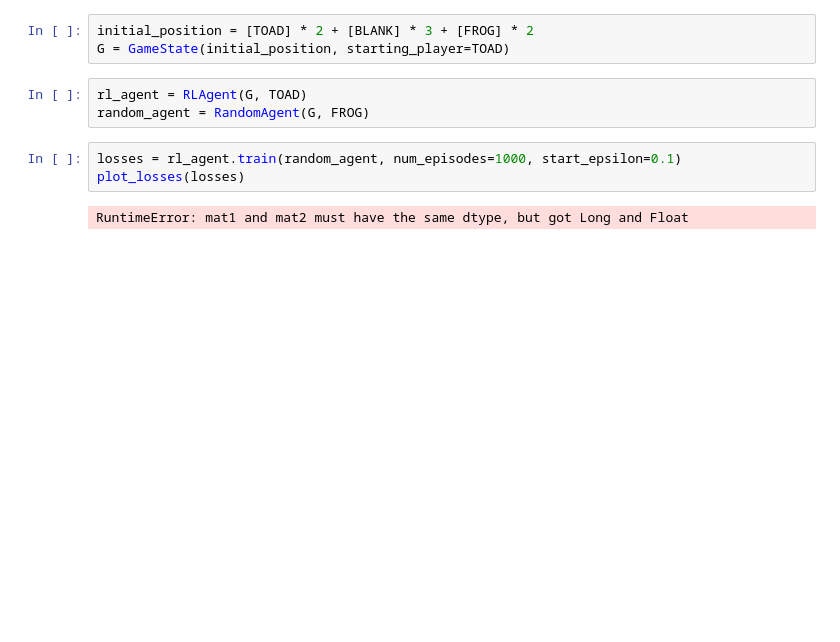
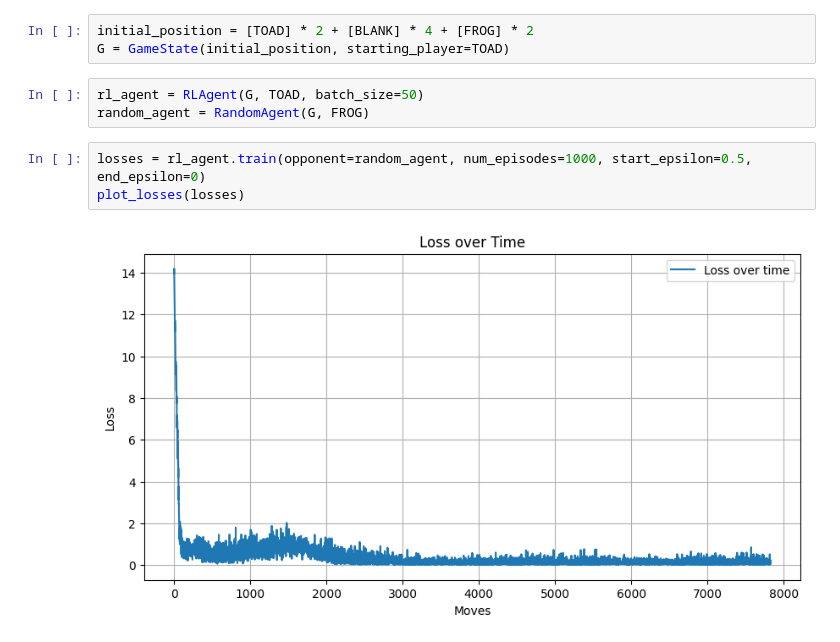
Before and after one commit to garwoodl/combinatorial-game-theory-final-project, a Jupyter notebook: project.ipynb, the cells around one changed output. Drawn from its saved outputs; the diff is of its cells as text; blank space fills up the shorter version.

Commit message:
training...

```diff
--- a/project.ipynb
+++ b/project.ipynb
@@ -14,11 +13,11 @@ ImportError: cannot import name 'plot_losses' from 'game' (c:\Users\logan\OneDri
 # %%
-initial_position = [TOAD] * 2 + [BLANK] * 3 + [FROG] * 2
+initial_position = [TOAD] * 2 + [BLANK] * 4 + [FROG] * 2
 G = GameState(initial_position, starting_player=TOAD)
 # %%
-rl_agent = RLAgent(G, TOAD)
+rl_agent = RLAgent(G, TOAD, batch_size=50)
 random_agent = RandomAgent(G, FROG)
 # %%
-losses = rl_agent.train(random_agent, num_episodes=1000, start_epsilon=0.1)
+losses = rl_agent.train(opponent=random_agent, num_episodes=1000, start_epsilon=0.5, end_epsilon=0)
 plot_losses(losses)
 # %% [output]
-RuntimeError: mat1 and mat2 must have the same dtype, but got Long and Float
+[figure, added]
```
Also changed, not shown: parts of 3 cells of this notebook, 2 other files.
